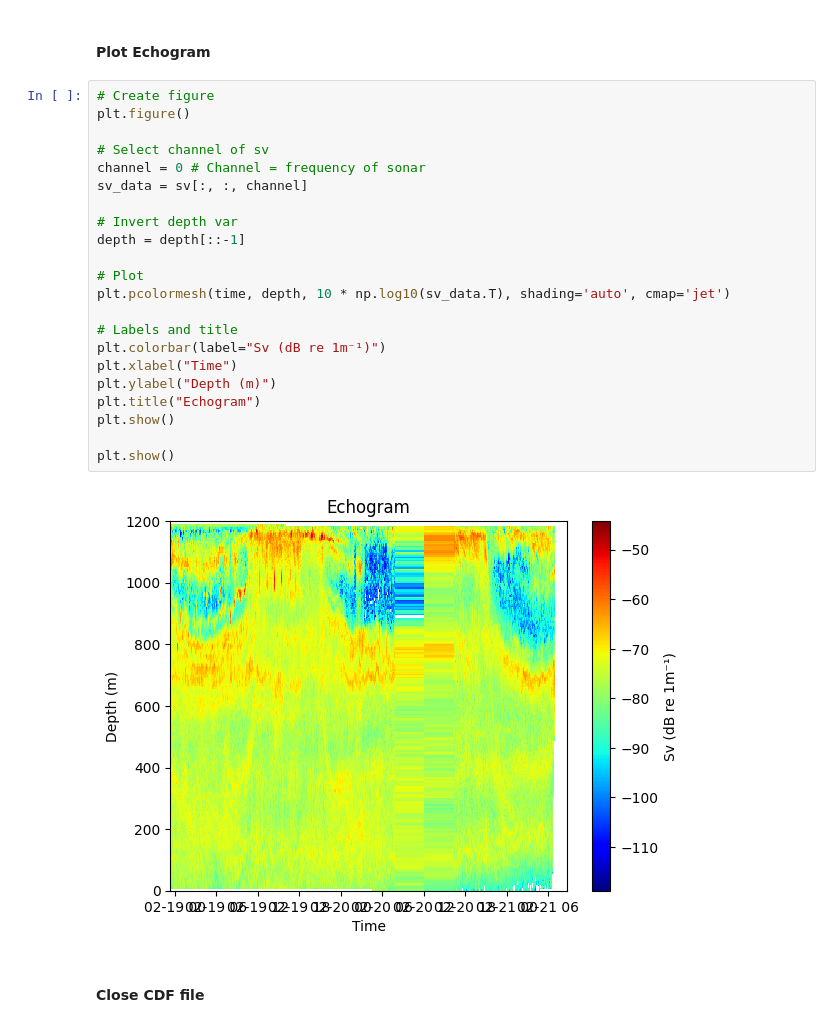
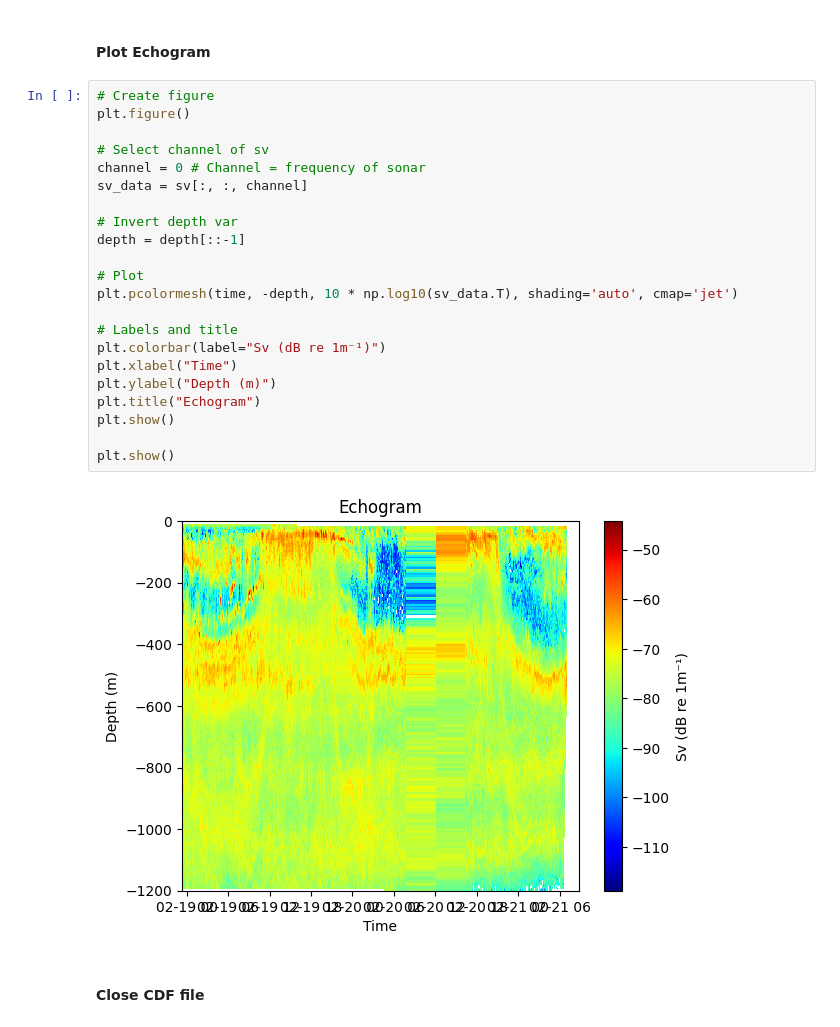
Before and after one commit to EliiseNicolas/Active-acoustic-datasets-analysis, a Jupyter notebook: src/open_netCDF.ipynb, the cells around one changed output. Cells and saved outputs as stored; diff of their text form.

```diff
--- a/src/open_netCDF.ipynb
+++ b/src/open_netCDF.ipynb
@@ -88,27 +111,27 @@ longitude :  (10860,) , latitude :  (10860,) , depth :  (240,) , sv :  (10860, 2
 # %%
 # Create figure
 plt.figure()
 
 # Select channel of sv
 channel = 0 # Channel = frequency of sonar
 sv_data = sv[:, :, channel]
 
 # Invert depth var
 depth = depth[::-1]
 
 # Plot
-plt.pcolormesh(time, depth, 10 * np.log10(sv_data.T), shading='auto', cmap='jet')
+plt.pcolormesh(time, -depth, 10 * np.log10(sv_data.T), shading='auto', cmap='jet')
 
 # Labels and title
 plt.colorbar(label="Sv (dB re 1m⁻¹)")
 plt.xlabel("Time")
 plt.ylabel("Depth (m)")
 plt.title("Echogram")
 plt.show()
 
 plt.show()
 # %% [output]
-[figure, old version]
+[figure, new version]
 # %% [markdown]
 #### Close CDF file
 # %%
```
Also changed, not shown: parts of 5 cells of this notebook, 1 other file.
